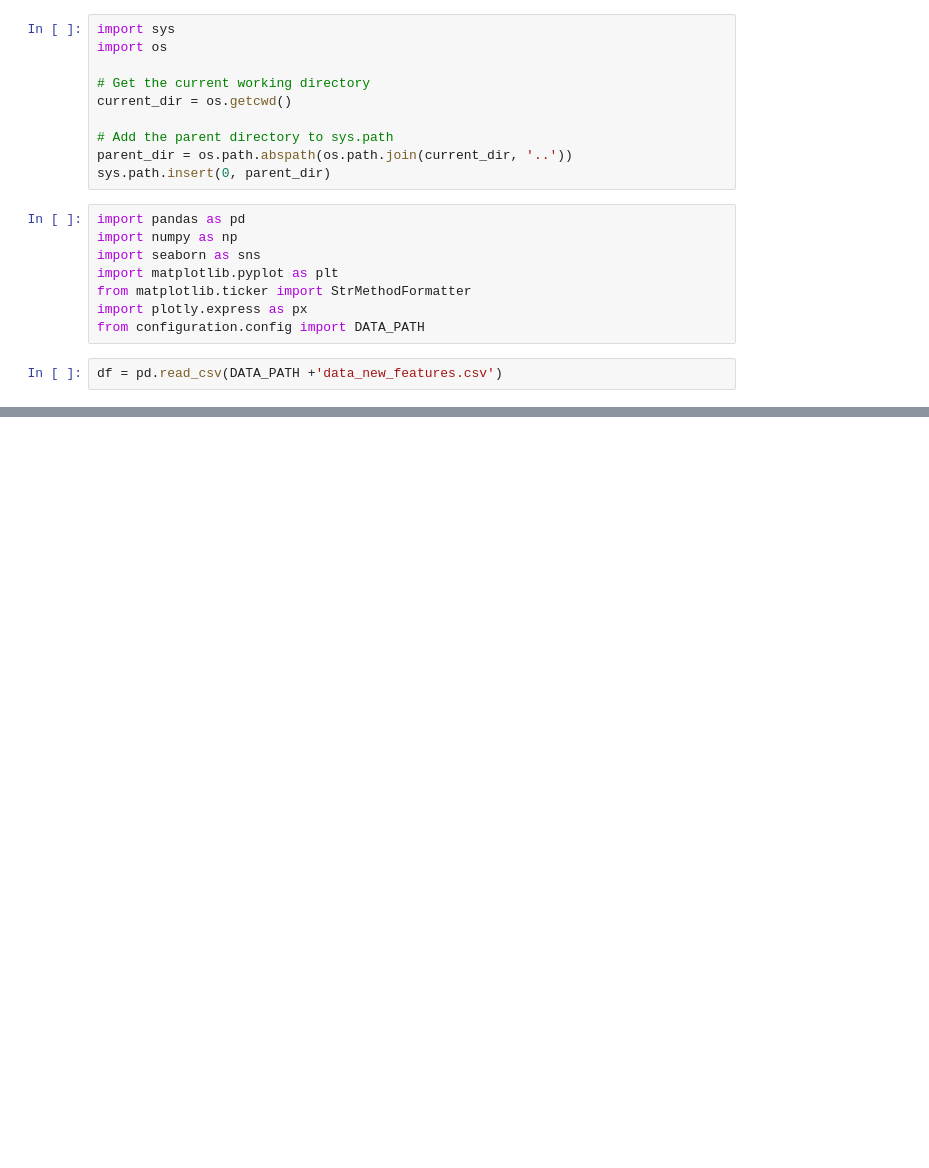
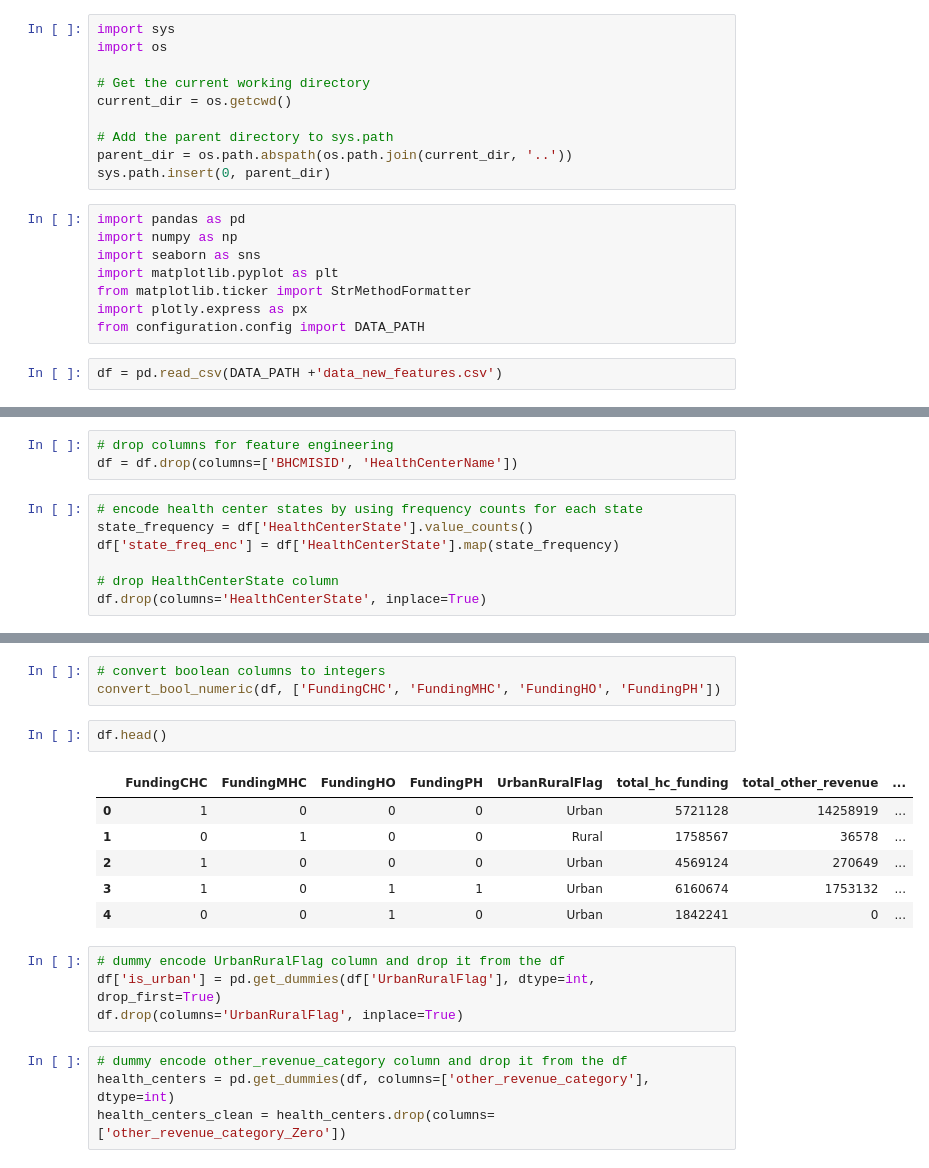
Before and after one commit to dezertdweller/capstone-project-fqhc-model, a Jupyter notebook: notebooks/pre-processing.ipynb, the cells around one changed output, grey strips where cells are left out. Cells and saved outputs as stored; diff of their text form; blank space fills up the shorter version.

```diff
--- a/notebooks/pre-processing.ipynb
+++ b/notebooks/pre-processing.ipynb
@@ -30,0 +69,10 @@ df.head()
+# %%
+# drop columns for feature engineering
+df = df.drop(columns=['BHCMISID', 'HealthCenterName'])
+# %%
+# encode health center states by using frequency counts for each state
+state_frequency = df['HealthCenterState'].value_counts()
+df['state_freq_enc'] = df['HealthCenterState'].map(state_frequency)
+
+# drop HealthCenterState column
+df.drop(columns='HealthCenterState', inplace=True)
@@ -30,0 +98,20 @@ df.head()
+# %%
+# convert boolean columns to integers
+convert_bool_numeric(df, ['FundingCHC', 'FundingMHC', 'FundingHO', 'FundingPH'])
+# %%
+df.head()
+# %% [output]
+|  | FundingCHC | FundingMHC | FundingHO | FundingPH | UrbanRuralFlag | total_hc_funding | total_other_revenue | ... |
+| 0 | 1 | 0 | 0 | 0 | Urban | 5721128 | 14258919 | ... |
+| 1 | 0 | 1 | 0 | 0 | Rural | 1758567 | 36578 | ... |
+| 2 | 1 | 0 | 0 | 0 | Urban | 4569124 | 270649 | ... |
+| 3 | 1 | 0 | 1 | 1 | Urban | 6160674 | 1753132 | ... |
+| 4 | 0 | 0 | 1 | 0 | Urban | 1842241 | 0 | ... |
+# %%
+# dummy encode UrbanRuralFlag column and drop it from the df
+df['is_urban'] = pd.get_dummies(df['UrbanRuralFlag'], dtype=int, drop_first=True)
+df.drop(columns='UrbanRuralFlag', inplace=True)
+# %%
+# dummy encode other_revenue_category column and drop it from the df
+health_centers = pd.get_dummies(df, columns=['other_revenue_category'], dtype=int)
+health_centers_clean = health_centers.drop(columns=['other_revenue_category_Zero'])
```
Also changed, not shown: parts of 39 cells of this notebook.
